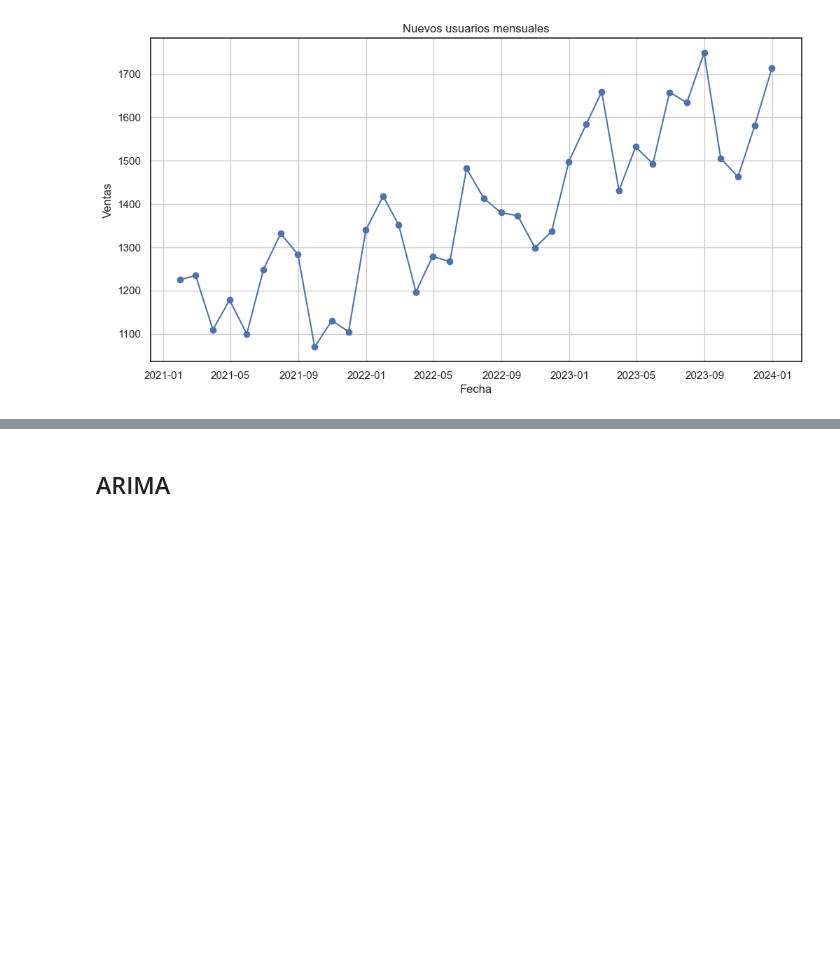
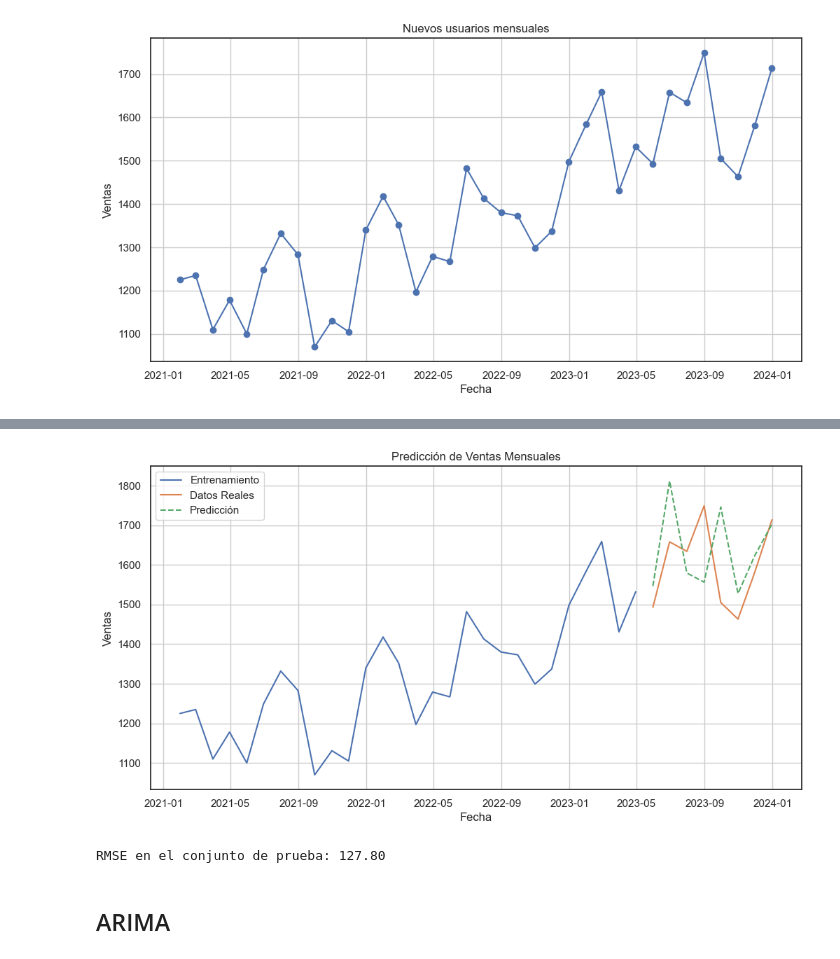
Before and after one commit to LuisMB09/lab_analisis_datos, a Jupyter notebook: examen-2do-parcial.ipynb, the cells around one changed output, grey strips where cells are left out. Drawn from its saved outputs; the diff is of its cells as text; code cells hidden in the pictures; blank space fills up the shorter version.

```diff
--- a/examen-2do-parcial.ipynb
+++ b/examen-2do-parcial.ipynb
@@ -287,3 +301,6 @@ Time Taken = 0 seconds
 [figure]
 [figure]
 [figure]
+# %%
+forecast = model.predict(testdata=test_df)
+forecast.head()
@@ -290,3 +316,21 @@ Time Taken = 0 seconds
+# %%
+plt.figure(figsize=(12,6))
+plt.plot(train_df.index, train_df['new_users'], label='Entrenamiento')
+plt.plot(test_df.index, test_df['new_users'], label='Datos Reales')
+plt.plot(test_df.index, forecast['yhat'], label='Predicción', linestyle='--')
+plt.title('Predicción de Ventas Mensuales')
+plt.xlabel('Fecha')
+plt.ylabel('Ventas')
+plt.legend()
+plt.grid(True)
+plt.show()
+# %% [output]
+[figure, added]
+# %%
+rmse = mean_squared_error(test_df['new_users'], forecast['yhat'], squared=False)
+print(f'RMSE en el conjunto de prueba: {rmse:.2f}')
+# %% [output]
+RMSE en el conjunto de prueba: 127.80
 # %% [markdown]
 ## ARIMA
 # %%
```
Also changed, not shown: parts of 7 cells of this notebook.
